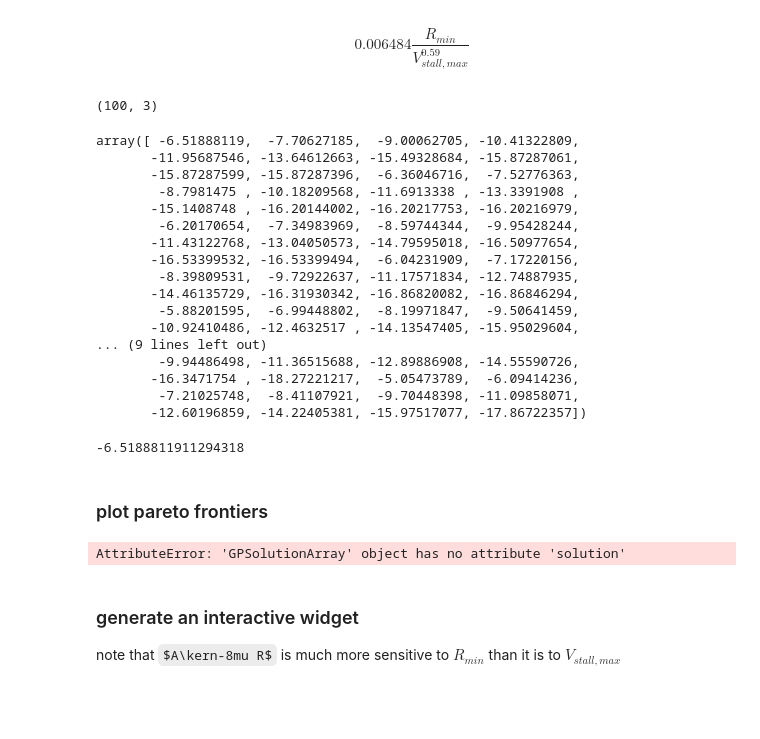
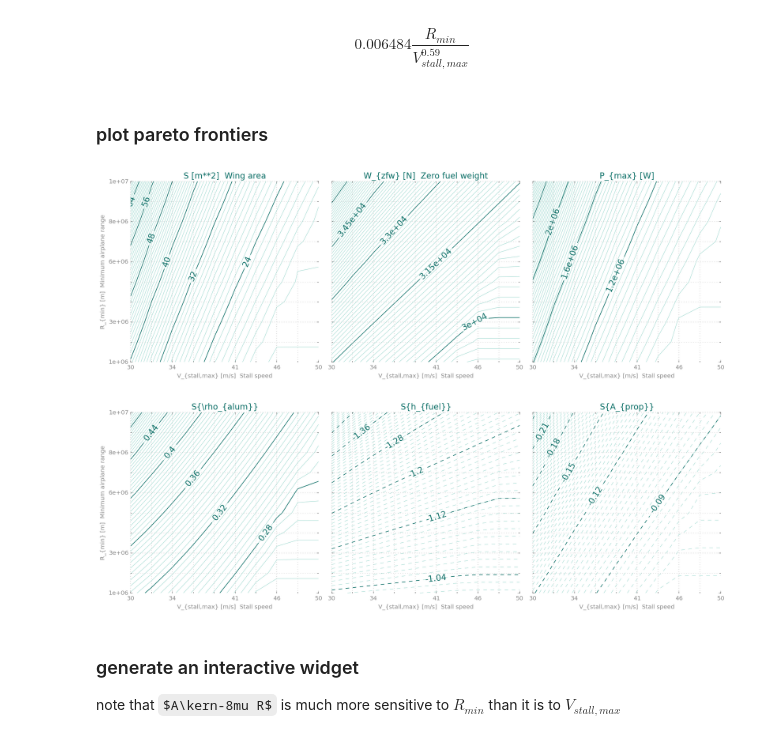
Before and after one commit to convexengineering/gpkit, a Jupyter notebook: gpkit/examples/flightconditions.ipynb, the cells around one changed output. Drawn from its saved outputs; the diff is of its cells as text; code cells hidden in the pictures; some formulas as TeX source; blank space fills up the shorter version.

```diff
--- a/gpkit/examples/flightconditions.ipynb
+++ b/gpkit/examples/flightconditions.ipynb
@@ -182,45 +181,18 @@ Solving took 14 seconds
 data["local_model"][0].sub(gp.substitutions)
 # %% [output]
 $$0.006484\frac{R_{min}}{V_{stall,max}^{0.59}}$$
-# %%
-data["variables"]['V'].shape
-# %% [output]
-(100, 3)
-# %%
-data.senssubinto(h_fuel/rho)
-# %% [output]
-array([ -6.51888119,  -7.70627185,  -9.00062705, -10.41322809,
-       -11.95687546, -13.64612663, -15.49328684, -15.87287061,
-       -15.87287599, -15.87287396,  -6.36046716,  -7.52776363,
-        -8.7981475 , -10.18209568, -11.6913338 , -13.3391908 ,
-       -15.1408748 , -16.20144002, -16.20217753, -16.20216979,
-        -6.20170654,  -7.34983969,  -8.59744344,  -9.95428244,
-       -11.43122768, -13.04050573, -14.79595018, -16.50977654,
-       -16.53399532, -16.53399494,  -6.04231909,  -7.17220156,
-        -8.39809531,  -9.72922637, -11.17571834, -12.74887935,
-       -14.46135729, -16.31930342, -16.86820082, -16.86846294,
-        -5.88201595,  -6.99448802,  -8.19971847,  -9.50641459,
-       -10.92410486, -12.4632517 , -14.13547405, -15.95029604,
-... (9 lines left out)
-        -9.94486498, -11.36515688, -12.89886908, -14.55590726,
-       -16.3471754 , -18.27221217,  -5.05473789,  -6.09414236,
-        -7.21025748,  -8.41107921,  -9.70448398, -11.09858071,
-       -12.60196859, -14.22405381, -15.97517077, -17.86722357])
-# %%
-data["sensitivities"]["variables"]["h_{fuel}"][0]/data["sensitivities"]["variables"]["\\rho"][0]
-# %% [output]
--6.5188811911294318
 # %% [markdown]
 ### plot pareto frontiers
 # %%
 %matplotlib inline
 %config InlineBackend.figure_format = 'retina'
 
 plot_frontiers = gpkit.interactive.plot_frontiers
-plot_frontiers(data, ['S{\\rho_{alum}}', 'S{h_{fuel}}', 'S{A_{prop}}'], 1, 3, (15,5))
-plot_frontiers(data, ['S', 'W_{zfw}', 'P_{max}'], 1, 3, (15,5))
+plot_frontiers(gp, [S, W_zfw, P_max])
+plot_frontiers(gp, ['S{\\rho_{alum}}', 'S{h_{fuel}}', 'S{A_{prop}}'])
 # %% [output]
-AttributeError: 'GPSolutionArray' object has no attribute 'solution'
+[figure, added]
+[figure, added]
 # %% [markdown]
 ### generate an interactive widget
 
```
Also changed, not shown: parts of 6 cells of this notebook, 6 other files.
